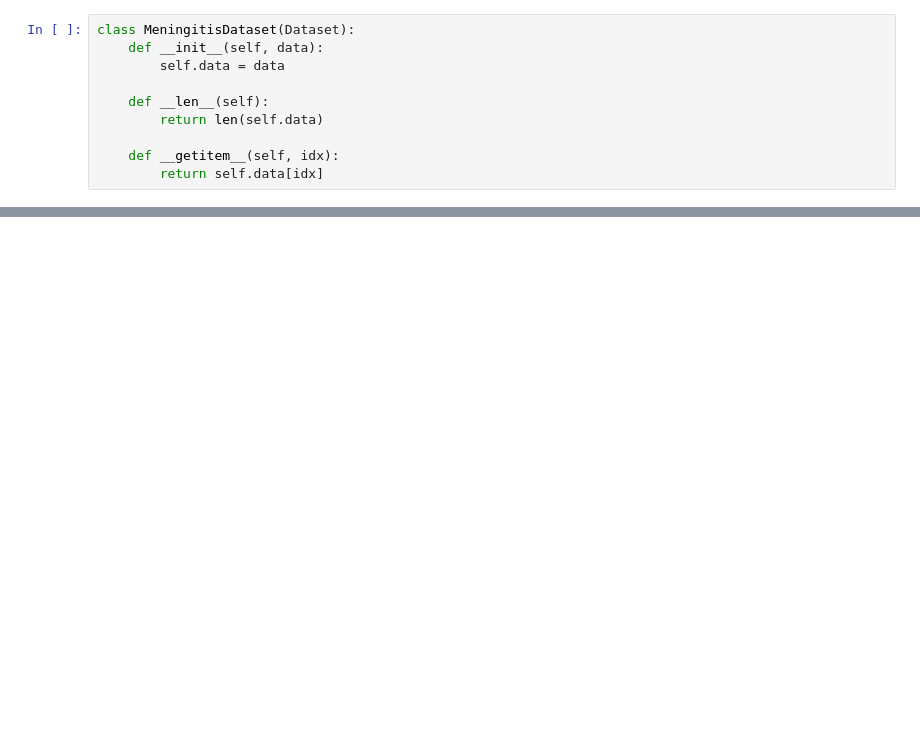
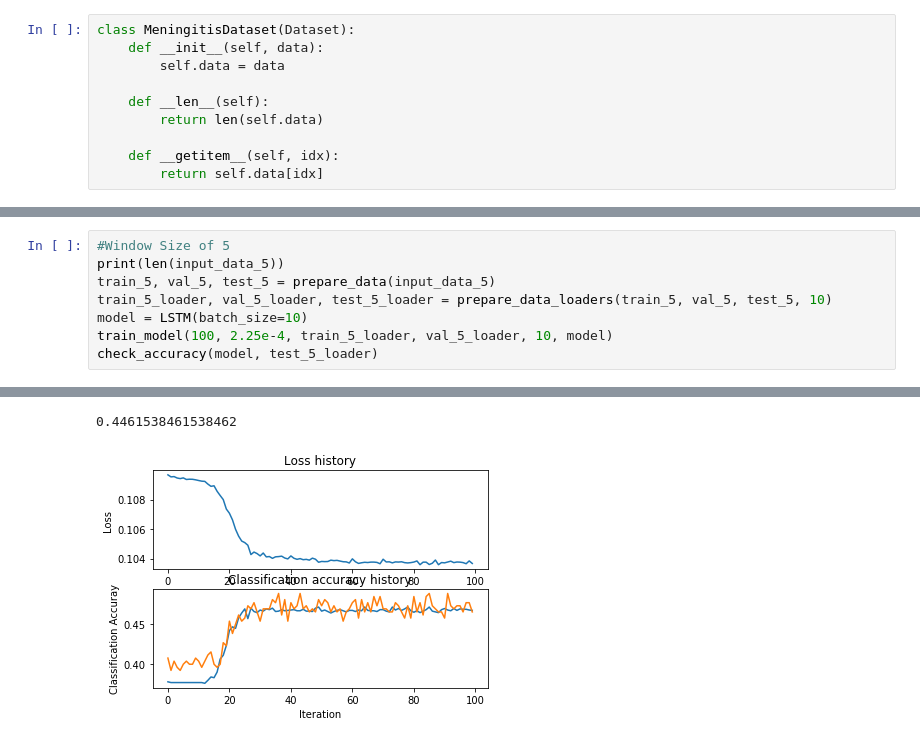
Before and after one commit to amirgamil/Meningitis-Analysis, a Jupyter notebook: Code/core_lstm.ipynb, the cells around one changed output, grey strips where cells are left out. Drawn from its saved outputs; the diff is of its cells as text; blank space fills up the shorter version.

```diff
--- a/Code/core_lstm.ipynb
+++ b/Code/core_lstm.ipynb
@@ -120,0 +231,9 @@ LSTM(
+# %%
+#Window Size of 5
+print(len(input_data_5))
+train_5, val_5, test_5 = prepare_data(input_data_5)
+train_5_loader, val_5_loader, test_5_loader = prepare_data_loaders(train_5, val_5, test_5, 10)
+model = LSTM(batch_size=10)
+train_model(100, 2.25e-4, train_5_loader, val_5_loader, 10, model)
+check_accuracy(model, test_5_loader)
+# %% [output]
@@ -120,0 +251,2 @@ LSTM(
+0.4461538461538462
+[figure, added]
```
Also changed, not shown: parts of 27 cells of this notebook, 2 other files.
